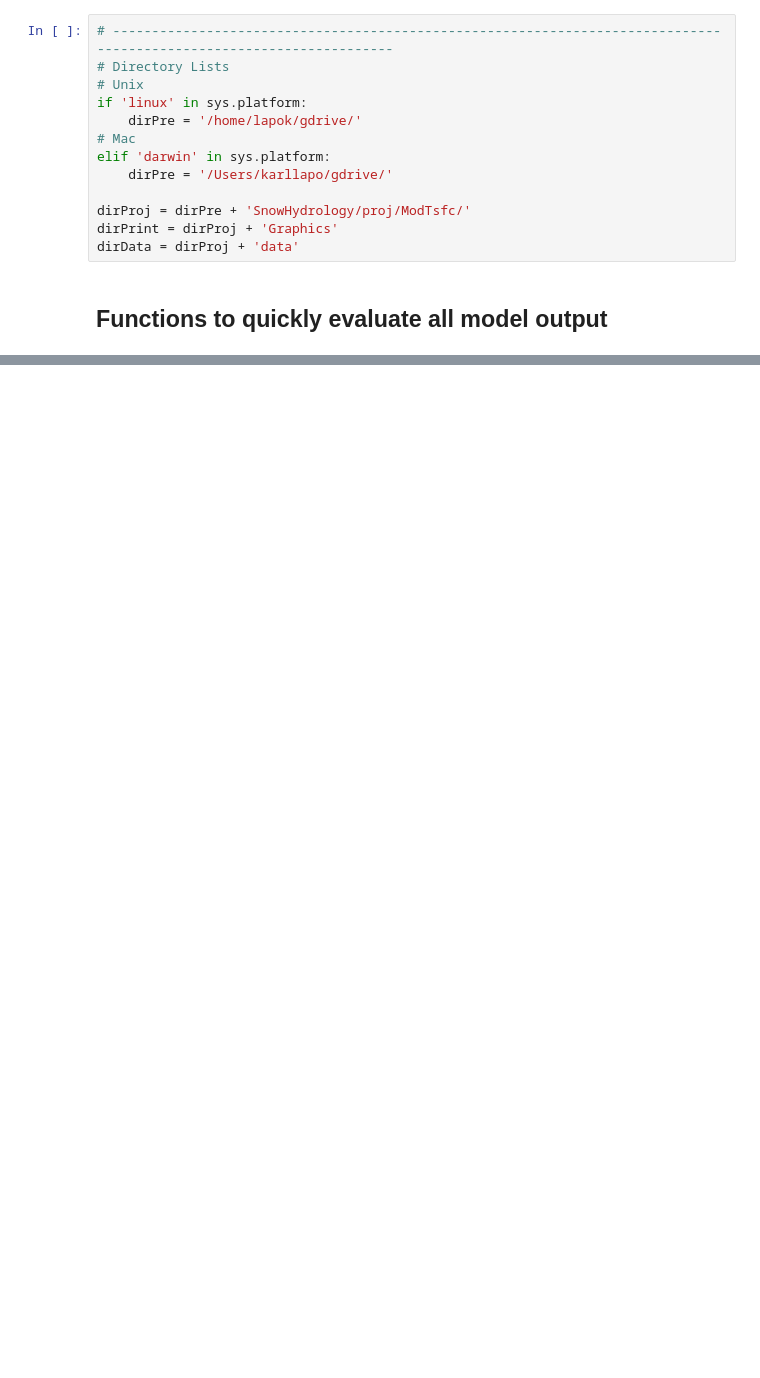
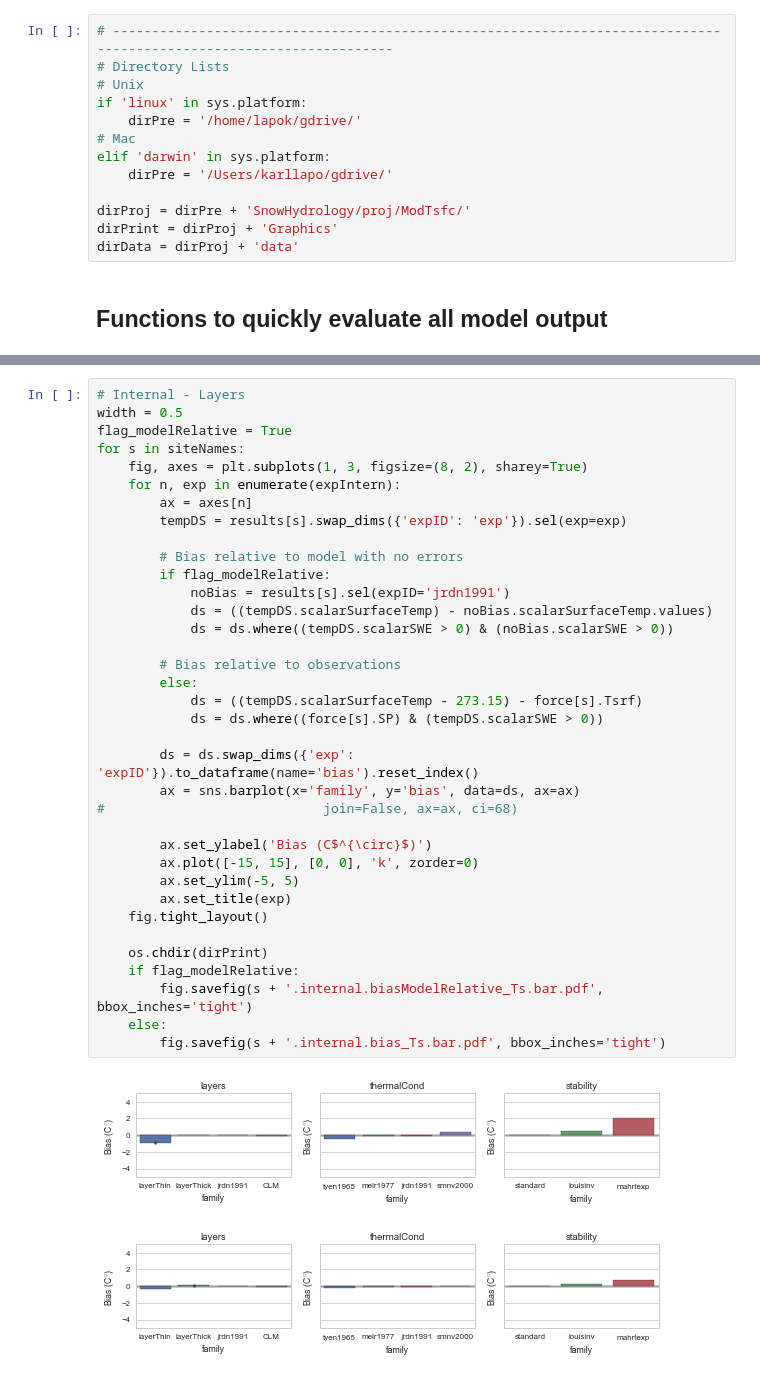
Before and after one commit to klapo/ModTsfc, a Jupyter notebook: ModTsfc.summaResults.bias.ipynb, the cells around one changed output, grey strips where cells are left out. Saved outputs shown, nothing was run; the diff lists cells and outputs as text; blank space fills up the shorter version.

```diff
--- a/ModTsfc.summaResults.bias.ipynb
+++ b/ModTsfc.summaResults.bias.ipynb
@@ -338,0 +249,39 @@ fig.savefig('ModTsfc.WSC17.biasLW_leg.pdf')
+# %%
+# Internal - Layers
+width = 0.5
+flag_modelRelative = True
+for s in siteNames:
+    fig, axes = plt.subplots(1, 3, figsize=(8, 2), sharey=True)
+    for n, exp in enumerate(expIntern):
+        ax = axes[n]
+        tempDS = results[s].swap_dims({'expID': 'exp'}).sel(exp=exp)
+
+        # Bias relative to model with no errors
+        if flag_modelRelative:
+            noBias = results[s].sel(expID='jrdn1991')
+            ds = ((tempDS.scalarSurfaceTemp) - noBias.scalarSurfaceTemp.values)
+            ds = ds.where((tempDS.scalarSWE > 0) & (noBias.scalarSWE > 0))
+
+        # Bias relative to observations
+        else:
+            ds = ((tempDS.scalarSurfaceTemp - 273.15) - force[s].Tsrf)
+            ds = ds.where((force[s].SP) & (tempDS.scalarSWE > 0))
+
+        ds = ds.swap_dims({'exp': 'expID'}).to_dataframe(name='bias').reset_index()
+        ax = sns.barplot(x='family', y='bias', data=ds, ax=ax)
+#                            join=False, ax=ax, ci=68)
+
+        ax.set_ylabel('Bias (C$^{\circ}$)')
+        ax.plot([-15, 15], [0, 0], 'k', zorder=0)
+        ax.set_ylim(-5, 5)
+        ax.set_title(exp)
+    fig.tight_layout()
+
+    os.chdir(dirPrint)
+    if flag_modelRelative:
+        fig.savefig(s + '.internal.biasModelRelative_Ts.bar.pdf', bbox_inches='tight')
+    else:
+        fig.savefig(s + '.internal.bias_Ts.bar.pdf', bbox_inches='tight')
+# %% [output]
+[figure, added]
+[figure, added]
```
Also changed, not shown: parts of 28 cells of this notebook.
